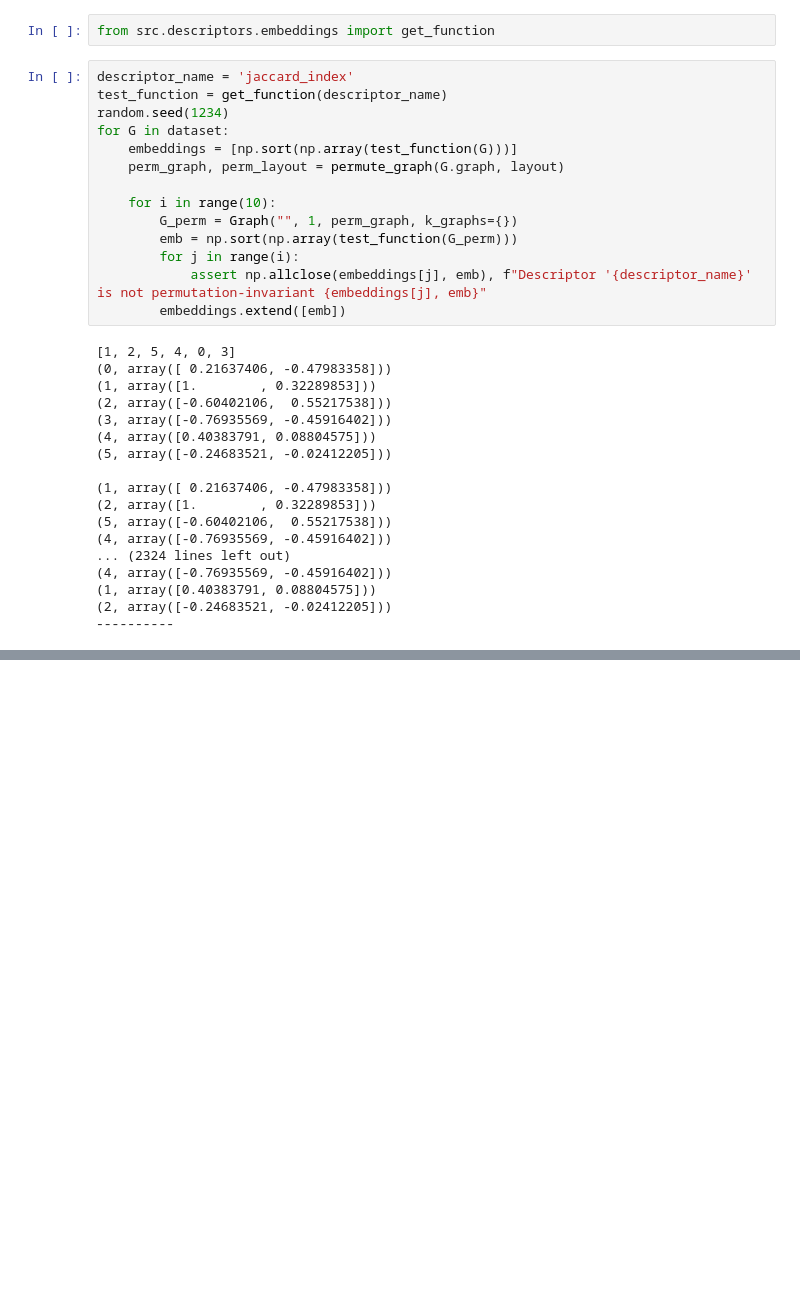
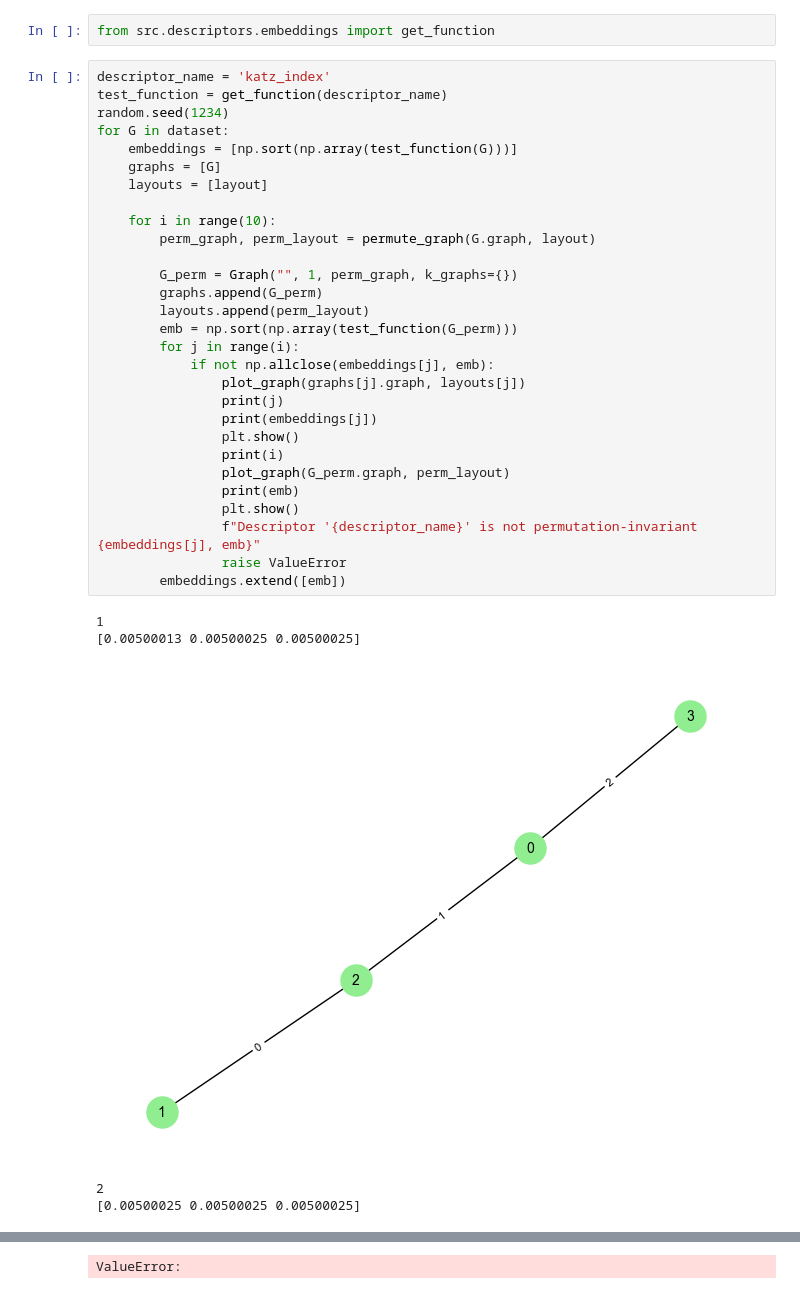
Before and after one commit to Kujonick/Analysis-of-graph-topological-descriptors-for-the-graph-isomorphism-problem, a Jupyter notebook: notebooks/proof_of_descriptor.ipynb, the cells around one changed output, grey strips where cells are left out. Saved outputs shown, nothing was run; the diff lists cells and outputs as text; blank space fills up the shorter version.

```diff
--- a/notebooks/proof_of_descriptor.ipynb
+++ b/notebooks/proof_of_descriptor.ipynb
@@ -193,34 +108,37 @@ for i in range(10):
 # %%
 from src.descriptors.embeddings import get_function
 # %%
-descriptor_name = 'jaccard_index'
+descriptor_name = 'katz_index'
 test_function = get_function(descriptor_name)
 random.seed(1234)
 for G in dataset:
     embeddings = [np.sort(np.array(test_function(G)))]
-    perm_graph, perm_layout = permute_graph(G.graph, layout)
+    graphs = [G]
+    layouts = [layout]
 
     for i in range(10):
+        perm_graph, perm_layout = permute_graph(G.graph, layout)
+
         G_perm = Graph("", 1, perm_graph, k_graphs={})
+        graphs.append(G_perm)
+        layouts.append(perm_layout)
         emb = np.sort(np.array(test_function(G_perm)))
         for j in range(i):
-            assert np.allclose(embeddings[j], emb), f"Descriptor '{descriptor_name}' is not permutation-invariant {embeddings[j], emb}"
+            if not np.allclose(embeddings[j], emb):
+                plot_graph(graphs[j].graph, layouts[j])
+                print(j)
+                print(embeddings[j])
+                plt.show()
+                print(i)
+                plot_graph(G_perm.graph, perm_layout)
+                print(emb)
+                plt.show()
+                f"Descriptor '{descriptor_name}' is not permutation-invariant {embeddings[j], emb}"
+                raise ValueError
         embeddings.extend([emb])
 # %% [output]
-[1, 2, 5, 4, 0, 3]
-(0, array([ 0.21637406, -0.47983358]))
-(1, array([1.        , 0.32289853]))
-(2, array([-0.60402106,  0.55217538]))
-(3, array([-0.76935569, -0.45916402]))
-(4, array([0.40383791, 0.08804575]))
-(5, array([-0.24683521, -0.02412205]))
-
-(1, array([ 0.21637406, -0.47983358]))
-(2, array([1.        , 0.32289853]))
-(5, array([-0.60402106,  0.55217538]))
-(4, array([-0.76935569, -0.45916402]))
-... (2324 lines left out)
-(4, array([-0.76935569, -0.45916402]))
-(1, array([0.40383791, 0.08804575]))
-(2, array([-0.24683521, -0.02412205]))
-----------
+1
+[0.00500013 0.00500025 0.00500025]
+[figure, added]
+2
+[0.00500025 0.00500025 0.00500025]
@@ -226,0 +146 @@ for G in dataset:
+ValueError:
```
Also changed, not shown: parts of 15 cells of this notebook, 6 other files.
